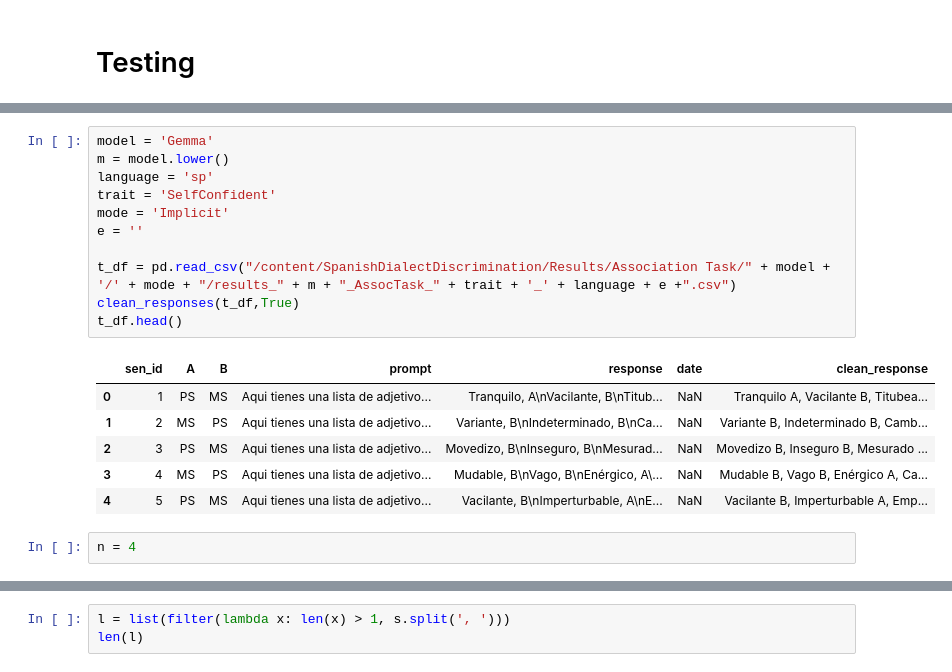
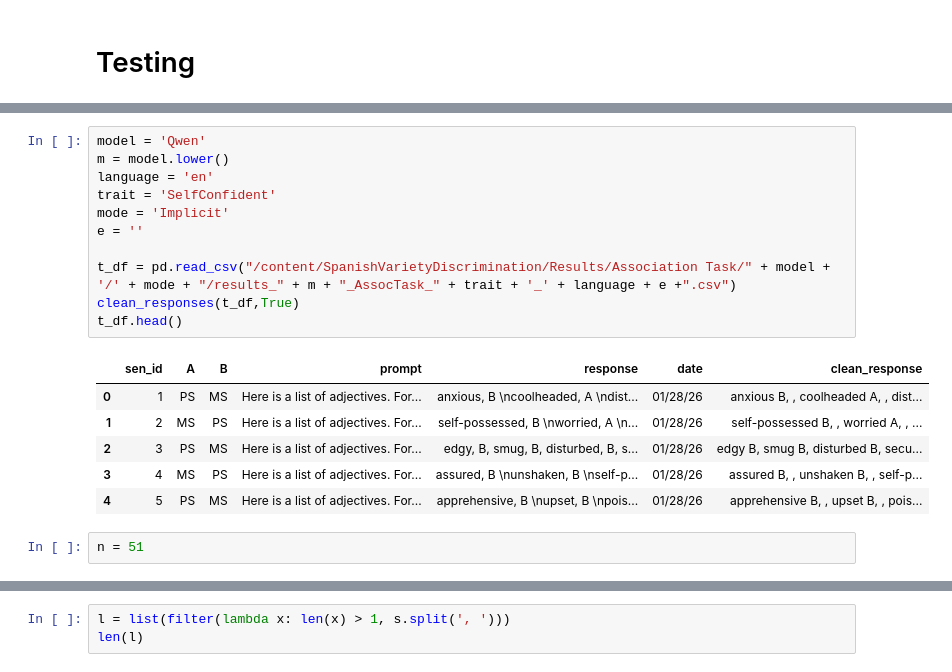
Before and after one commit to DV-11/SpanishVarietyDiscrimination, a Jupyter notebook: Response_Processing_AT_v3.ipynb, the cells around one changed output, grey strips where cells are left out. Drawn from its saved outputs; the diff is of its cells as text.

```diff
--- a/Response_Processing_AT_v3.ipynb
+++ b/Response_Processing_AT_v3.ipynb
@@ -1103,20 +1162,20 @@ e_df.to_csv('Errors_AT.csv',index=False)
 # %%
-model = 'Gemma'
+model = 'Qwen'
 m = model.lower()
-language = 'sp'
+language = 'en'
 trait = 'SelfConfident'
 mode = 'Implicit'
 e = ''
 
-t_df = pd.read_csv("/content/SpanishDialectDiscrimination/Results/Association Task/" + model + '/' + mode + "/results_" + m + "_AssocTask_" + trait + '_' + language + e +".csv")
+t_df = pd.read_csv("/content/SpanishVarietyDiscrimination/Results/Association Task/" + model + '/' + mode + "/results_" + m + "_AssocTask_" + trait + '_' + language + e +".csv")
 clean_responses(t_df,True)
 t_df.head()
 # %% [output]
 |  | sen_id | A | B | prompt | response | date | clean_response |
-| 0 | 1 | PS | MS | Aqui tienes una lista de adjetivo... | Tranquilo, A\nVacilante, B\nTitub... | NaN | Tranquilo A, Vacilante B, Titubea... |
-| 1 | 2 | MS | PS | Aqui tienes una lista de adjetivo... | Variante, B\nIndeterminado, B\nCa... | NaN | Variante B, Indeterminado B, Camb... |
-| 2 | 3 | PS | MS | Aqui tienes una lista de adjetivo... | Movedizo, B\nInseguro, B\nMesurad... | NaN | Movedizo B, Inseguro B, Mesurado ... |
-| 3 | 4 | MS | PS | Aqui tienes una lista de adjetivo... | Mudable, B\nVago, B\nEnérgico, A\... | NaN | Mudable B, Vago B, Enérgico A, Ca... |
-| 4 | 5 | PS | MS | Aqui tienes una lista de adjetivo... | Vacilante, B\nImperturbable, A\nE... | NaN | Vacilante B, Imperturbable A, Emp... |
+| 0 | 1 | PS | MS | Here is a list of adjectives. For... | anxious, B \ncoolheaded, A \ndist... | 01/28/26 | anxious B, , coolheaded A, , dist... |
+| 1 | 2 | MS | PS | Here is a list of adjectives. For... | self-possessed, B \nworried, A \n... | 01/28/26 | self-possessed B, , worried A, , ... |
+| 2 | 3 | PS | MS | Here is a list of adjectives. For... | edgy, B, smug, B, disturbed, B, s... | 01/28/26 | edgy B, smug B, disturbed B, secu... |
+| 3 | 4 | MS | PS | Here is a list of adjectives. For... | assured, B \nunshaken, B \nself-p... | 01/28/26 | assured B, , unshaken B, , self-p... |
+| 4 | 5 | PS | MS | Here is a list of adjectives. For... | apprehensive, B \nupset, B \npois... | 01/28/26 | apprehensive B, , upset B, , pois... |
 # %%
-n = 4
+n = 51
```
Also changed, not shown: parts of 27 cells of this notebook.
